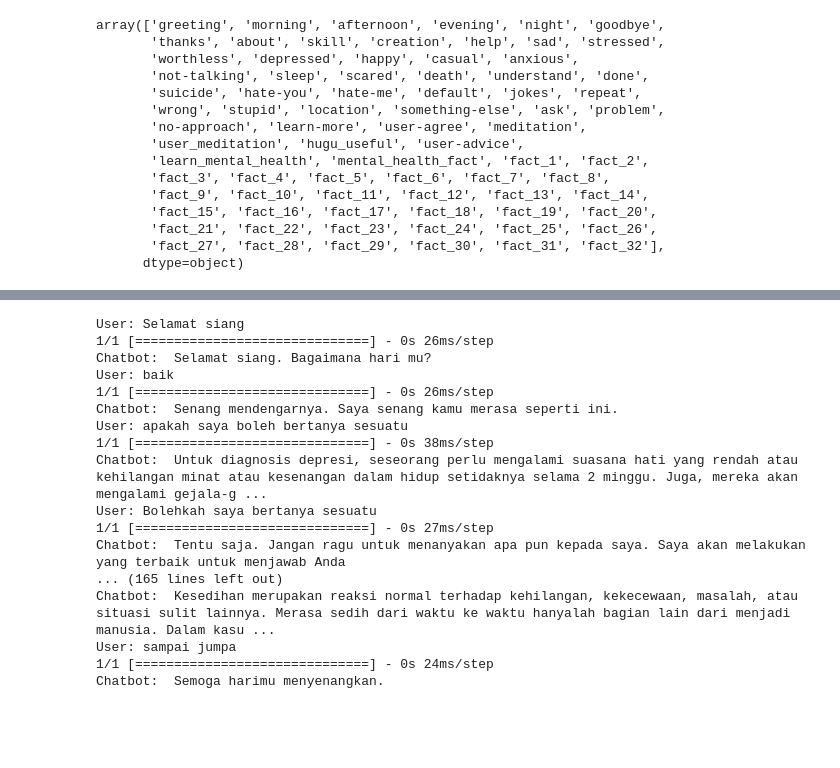
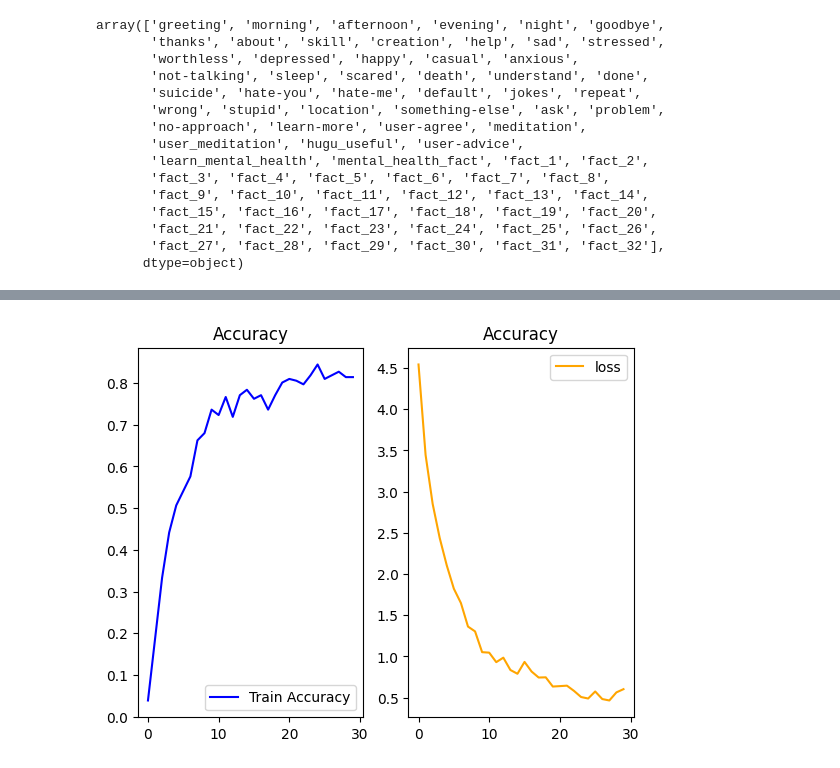
Before and after one commit to oohgan/HugU---CH2-PS423, a Jupyter notebook: [CH2-PS423]/ML/Model/ChatBot/Model_Chatbot.ipynb, the cells around one changed output, grey strips where cells are left out. Cells and saved outputs as stored; diff of their text form; code cells hidden in the pictures; blank space fills up the shorter version.

```diff
--- a/[CH2-PS423]/ML/Model/ChatBot/Model_Chatbot.ipynb
+++ b/[CH2-PS423]/ML/Model/ChatBot/Model_Chatbot.ipynb
@@ -61,7 +61,7 @@ array(['greeting', 'morning', 'afternoon', 'evening', 'night', 'goodbye',
        'fact_27', 'fact_28', 'fact_29', 'fact_30', 'fact_31', 'fact_32'],
       dtype=object)
 # %%
-tokenizer = Tokenizer(lower=True, split=' ')
+tokenizer = Tokenizer(lower=True, split=' ', oov_token='<OOV>')
 tokenizer.fit_on_texts(data['patterns'])
 tokenizer.get_config()
 
@@ -160,3 +200,17 @@ plt.show()
+# %%
+# GRU
+plt.subplot(1, 2, 1)
+plt.plot(history.history['accuracy'], label='Train Accuracy', color ='blue')
+plt.legend(loc='lower right')
+plt.title('Accuracy')
+
+plt.subplot(1, 2, 2)
+plt.plot(history.history['loss'], label='loss', color='orange')
+plt.legend(loc='upper right')
+plt.title('Accuracy')
+plt.show()
+# %% [output]
+[figure, added]
 # %%
 def chatbot_test():
   while True:
@@ -173,21 +228 @@ def chatbot_test():
       break
-# %%
-schatbot_test()
-# %% [output]
-User: Selamat siang
-1/1 [==============================] - 0s 26ms/step
-Chatbot:  Selamat siang. Bagaimana hari mu?
-User: baik
-1/1 [==============================] - 0s 26ms/step
-Chatbot:  Senang mendengarnya. Saya senang kamu merasa seperti ini.
-User: apakah saya boleh bertanya sesuatu
-1/1 [==============================] - 0s 38ms/step
-Chatbot:  Untuk diagnosis depresi, seseorang perlu mengalami suasana hati yang rendah atau kehilangan minat atau kesenangan dalam hidup setidaknya selama 2 minggu. Juga, mereka akan mengalami gejala-g ...
-User: Bolehkah saya bertanya sesuatu
-1/1 [==============================] - 0s 27ms/step
-Chatbot:  Tentu saja. Jangan ragu untuk menanyakan apa pun kepada saya. Saya akan melakukan yang terbaik untuk menjawab Anda
-... (165 lines left out)
-Chatbot:  Kesedihan merupakan reaksi normal terhadap kehilangan, kekecewaan, masalah, atau situasi sulit lainnya. Merasa sedih dari waktu ke waktu hanyalah bagian lain dari menjadi manusia. Dalam kasu ...
-User: sampai jumpa
-1/1 [==============================] - 0s 24ms/step
-Chatbot:  Semoga harimu menyenangkan.
```
Also changed, not shown: parts of 10 cells of this notebook, 20 other files.
